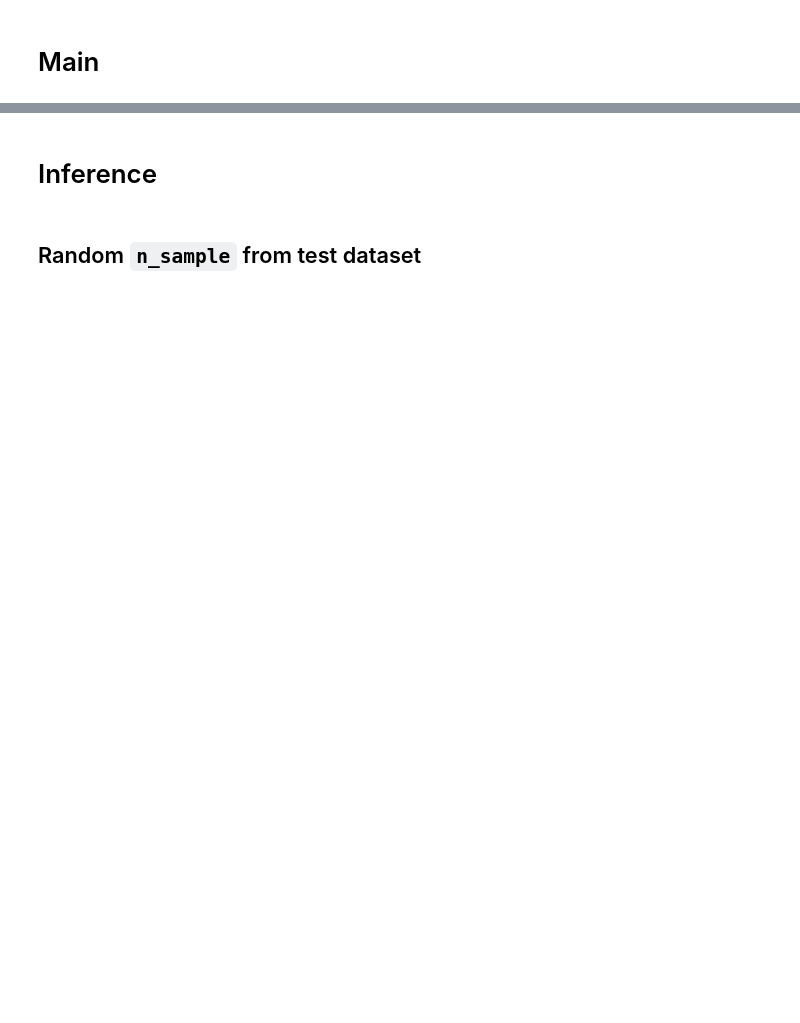
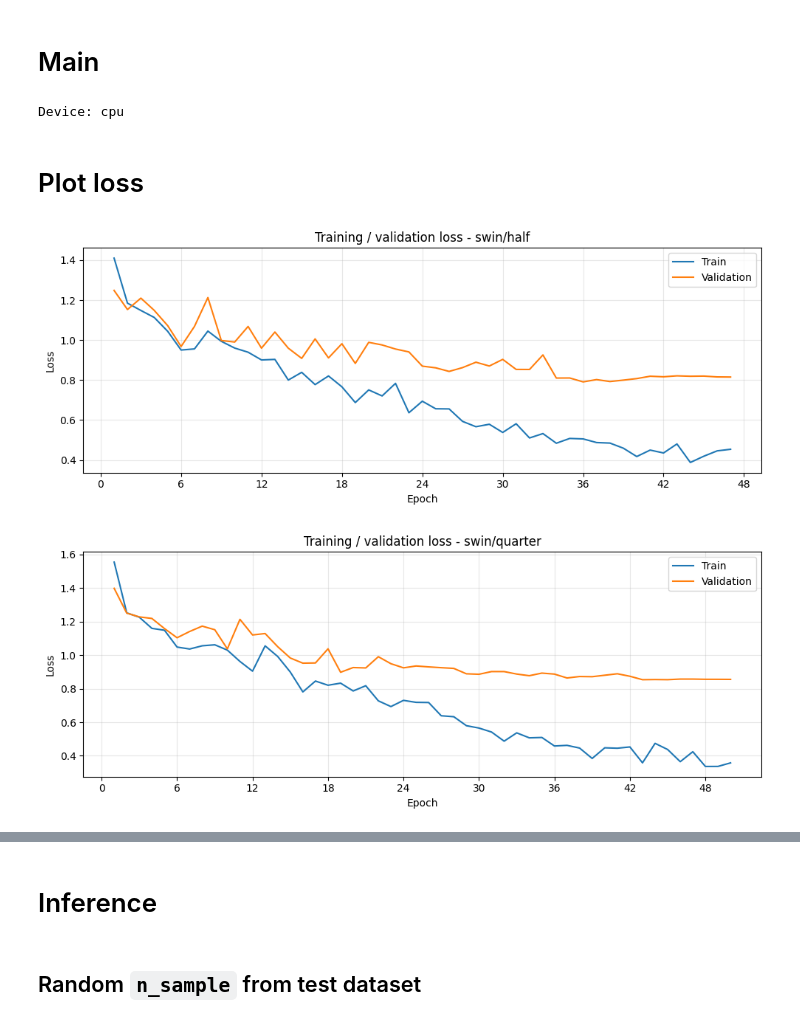
Before and after one commit to Avcuongy/poply-image-segmentation, a Jupyter notebook: notebooks/evaluation_swin_unet.ipynb, the cells around one changed output, grey strips where cells are left out. Saved outputs shown, nothing was run; the diff lists cells and outputs as text; code cells hidden in the pictures; blank space fills up the shorter version.

```diff
--- a/notebooks/evaluation_swin_unet.ipynb
+++ b/notebooks/evaluation_swin_unet.ipynb
@@ -2381,17 +714,7 @@ def evaluate_swin_checkpoints(
 # %%
 CONFIG = copy.deepcopy(DEFAULT_EVAL_CONFIG)
 device = torch.device(CONFIG["device"])
-
-class_names = {
-    class_id: BASE_CLASS_NAMES.get(
-        class_id,
-        f"class_{class_id}",
-    )
-    for class_id in range(int(CONFIG["num_classes"]))
-}
-
-test_df, test_dataset, test_loader = build_test_data(CONFIG)
-
-print("Device      :", device)
-print("Architecture: SwinV2-Unet (SwinV2-T, 256/window 8)")
-print("Test samples:", len(test_dataset))
+class_names = dict(BASE_CLASS_NAMES)
+print("Device:", device)
+# %% [output]
+Device: cpu
@@ -2414,0 +721,56 @@ print("Loaded models:", list(SWIN_MODELS))
+# %%
+CHECKPOINTS = {
+    "swin": {
+        "half": PROJECT_ROOT / "models/baseline/best_SwinUNet_half.pth",
+        "quarter": PROJECT_ROOT / "models/baseline/best_SwinUNet_quarter.pth",
+    },
+    "mean_teacher_swin": {},
+}
+# %% [markdown]
+# Plot loss
+# %%
+import matplotlib.pyplot as plt
+from matplotlib.ticker import MaxNLocator
+
+
+def plot_checkpoint_losses(checkpoints):
+    for label, model_type, path in checkpoint_entries(checkpoints):
+        checkpoint = load_checkpoint_file(path)
+        history = checkpoint.get("history", {})
+        del checkpoint
+        if not isinstance(history, dict):
+            print(f"{label}: no saved loss history.")
+            continue
+        if "supervised_loss" in history:
+            curves = {
+                "supervised_loss": "Train supervised",
+                "student_val_loss": "Student validation",
+                "teacher_val_loss": "Teacher validation",
+            }
+        else:
+            curves = {"train_loss": "Train", "val_loss": "Validation"}
+        available = {}
+        for key, title in curves.items():
+            values = np.asarray(history.get(key, []), dtype=float)
+            if values.ndim == 1 and values.size:
+                available[title] = values
+        if not available:
+            print(f"{label}: no saved loss history.")
+            continue
+        fig, ax = plt.subplots(figsize=(10, 4))
+        for title, values in available.items():
+            ax.plot(np.arange(1, len(values) + 1), values, label=title)
+        ax.set(title=f"Training / validation loss - {label}",
+               xlabel="Epoch", ylabel="Loss")
+        ax.xaxis.set_major_locator(MaxNLocator(integer=True))
+        ax.grid(True, alpha=0.3)
+        ax.legend()
+        fig.tight_layout()
+        plt.show()
+        plt.close(fig)
+
+
+plot_checkpoint_losses(CHECKPOINTS)
+# %% [output]
+[figure, added]
+[figure, added]
```
Also changed, not shown: parts of 20 cells of this notebook, 12 other files.
